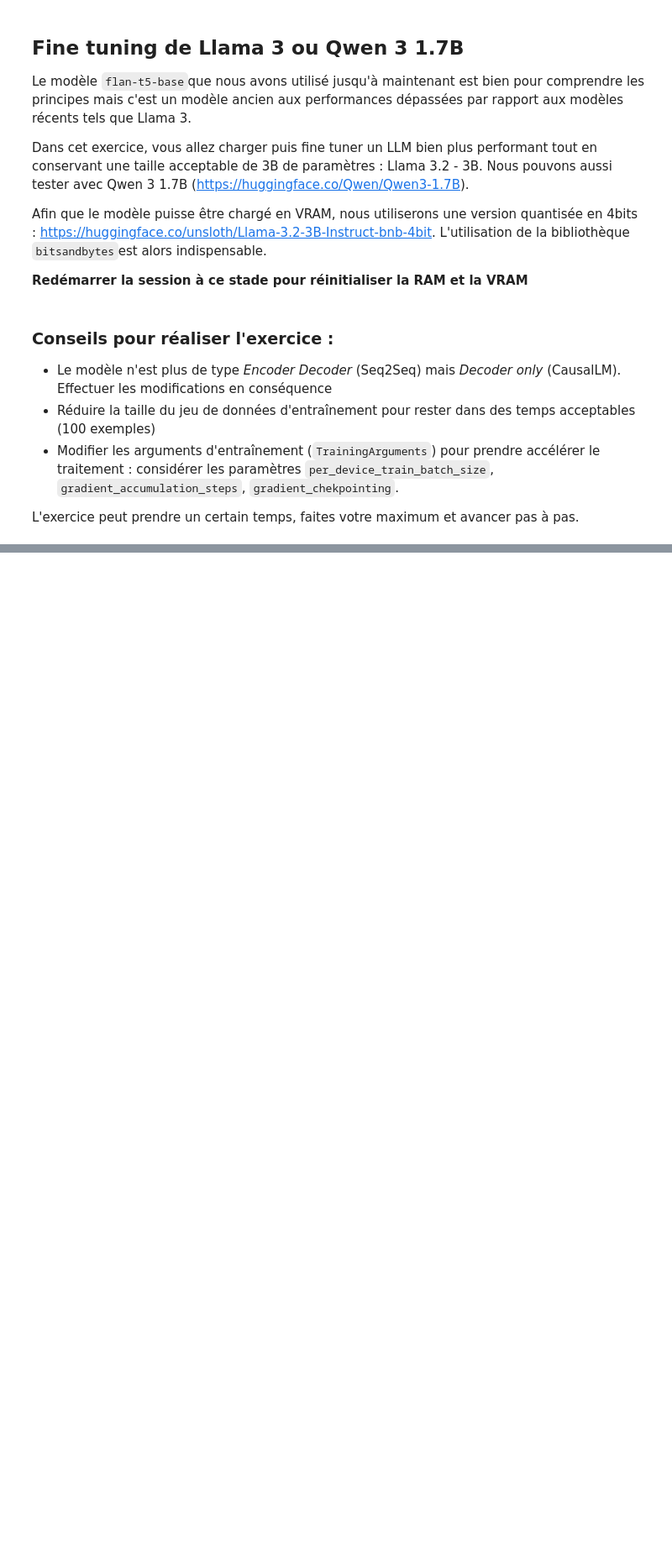
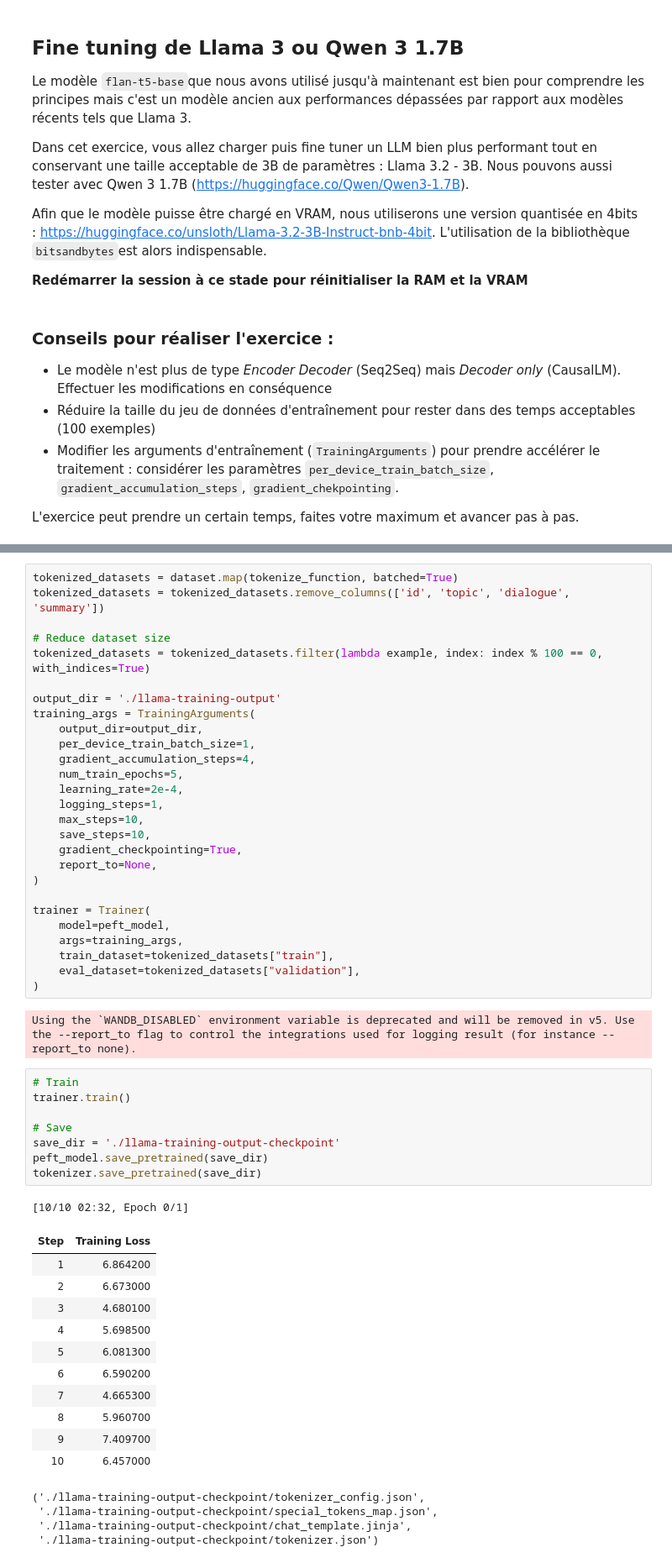
Before and after one commit to Matteo466466/Recherche-Theorie-TP4, a Jupyter notebook: tp-fine-tuning.ipynb, the cells around one changed output, grey strips where cells are left out. Shown at 84% size. Cells and saved outputs as stored; diff of their text form; blank space fills up the shorter version.

```diff
--- a/tp-fine-tuning.ipynb
+++ b/tp-fine-tuning.ipynb
@@ -310,0 +426,54 @@ L'exercice peut prendre un certain temps, faites votre maximum et avancer pas à
+# %%
+tokenized_datasets = dataset.map(tokenize_function, batched=True)
+tokenized_datasets = tokenized_datasets.remove_columns(['id', 'topic', 'dialogue', 'summary'])
+
+# Reduce dataset size
+tokenized_datasets = tokenized_datasets.filter(lambda example, index: index % 100 == 0, with_indices=True)
+
+output_dir = './llama-training-output'
+training_args = TrainingArguments(
+    output_dir=output_dir,
+    per_device_train_batch_size=1,
+    gradient_accumulation_steps=4,
+    num_train_epochs=5,
+    learning_rate=2e-4,
+    logging_steps=1,
+    max_steps=10,
+    save_steps=10,
+    gradient_checkpointing=True,
+    report_to=None,
+)
+
+trainer = Trainer(
+    model=peft_model,
+    args=training_args,
+    train_dataset=tokenized_datasets["train"],
+    eval_dataset=tokenized_datasets["validation"],
+)
+# %% [output]
+Using the `WANDB_DISABLED` environment variable is deprecated and will be removed in v5. Use the --report_to flag to control the integrations used for logging result (for instance --report_to none).
+# %%
+# Train
+trainer.train()
+
+# Save
+save_dir = './llama-training-output-checkpoint'
+peft_model.save_pretrained(save_dir)
+tokenizer.save_pretrained(save_dir)
+# %% [output]
+[10/10 02:32, Epoch 0/1]
+| Step | Training Loss |
+| 1 | 6.864200 |
+| 2 | 6.673000 |
+| 3 | 4.680100 |
+| 4 | 5.698500 |
+| 5 | 6.081300 |
+| 6 | 6.590200 |
+| 7 | 4.665300 |
+| 8 | 5.960700 |
+| 9 | 7.409700 |
+| 10 | 6.457000 |
+('./llama-training-output-checkpoint/tokenizer_config.json',
+ './llama-training-output-checkpoint/special_tokens_map.json',
+ './llama-training-output-checkpoint/chat_template.jinja',
+ './llama-training-output-checkpoint/tokenizer.json')
```
Also changed, not shown: parts of 12 cells of this notebook.
